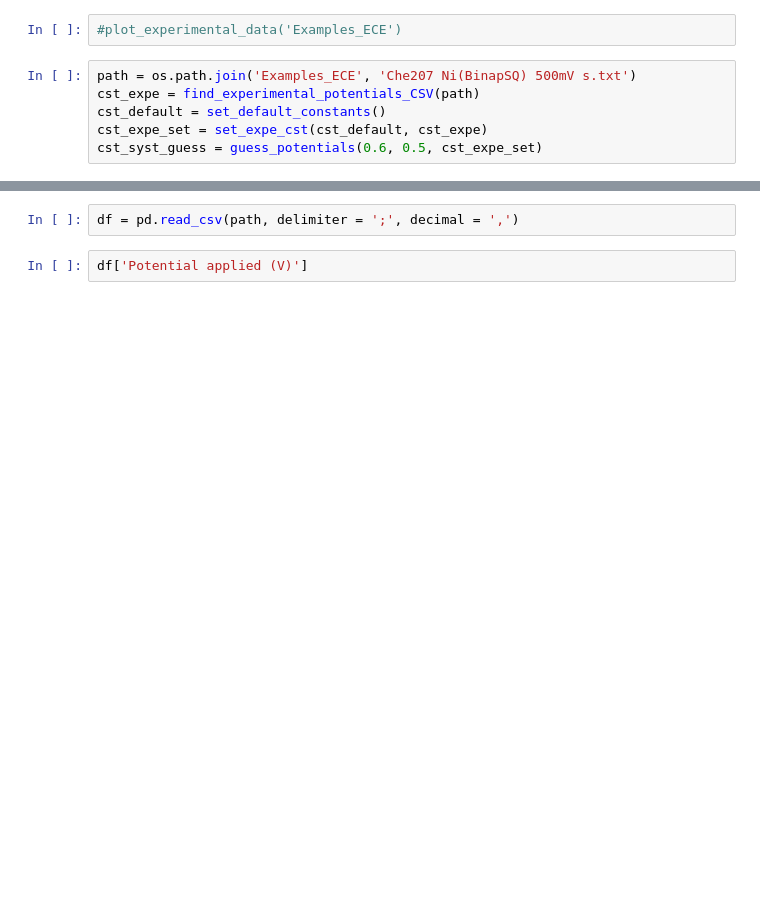
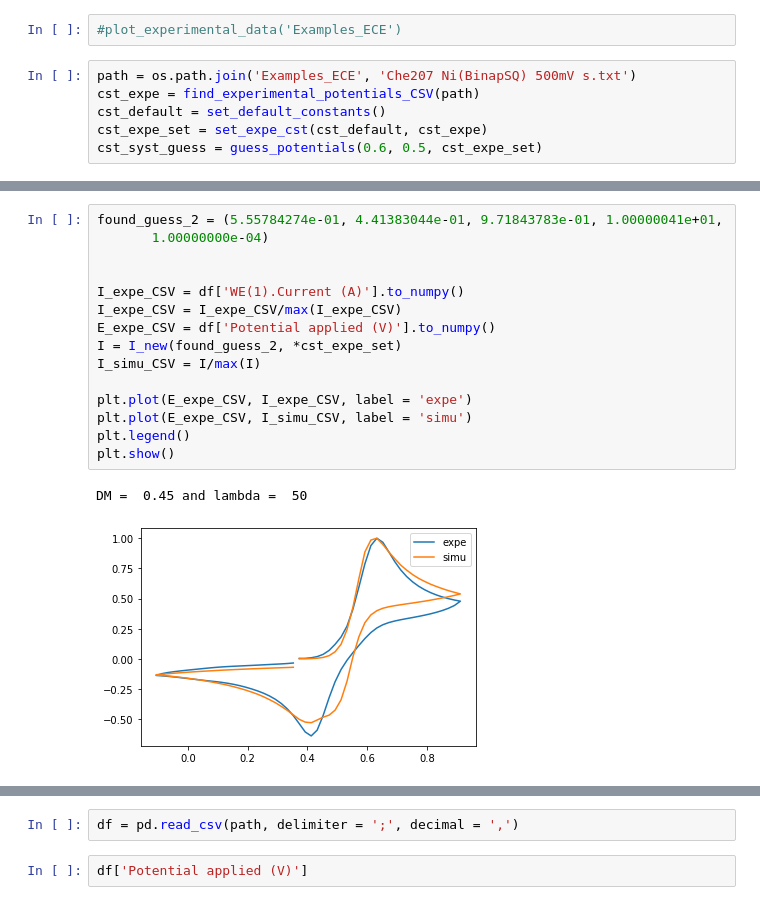
Before and after one commit to truejulosdu13/Electrochemistry, a Jupyter notebook: Fit_Experimental_CSV/fit_to_experience.ipynb, the cells around one changed output, grey strips where cells are left out. Saved outputs shown, nothing was run; the diff lists cells and outputs as text; blank space fills up the shorter version.

```diff
--- a/Fit_Experimental_CSV/fit_to_experience.ipynb
+++ b/Fit_Experimental_CSV/fit_to_experience.ipynb
@@ -153,0 +190,18 @@ DM =  0.45 and lambda =  100
+# %%
+found_guess_2 = (5.55784274e-01, 4.41383044e-01, 9.71843783e-01, 1.00000041e+01,
+       1.00000000e-04)
+
+
+I_expe_CSV = df['WE(1).Current (A)'].to_numpy()
+I_expe_CSV = I_expe_CSV/max(I_expe_CSV)
+E_expe_CSV = df['Potential applied (V)'].to_numpy()
+I = I_new(found_guess_2, *cst_expe_set)
+I_simu_CSV = I/max(I)
+
+plt.plot(E_expe_CSV, I_expe_CSV, label = 'expe')
+plt.plot(E_expe_CSV, I_simu_CSV, label = 'simu')
+plt.legend()
+plt.show()
+# %% [output]
+DM =  0.45 and lambda =  50
+[figure, added]
```
Also changed, not shown: parts of 6 cells of this notebook, 1 other file.
